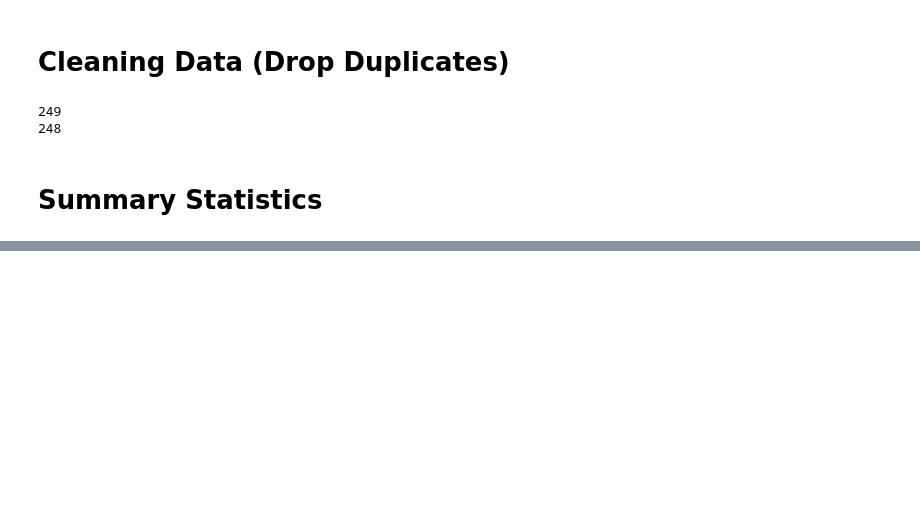
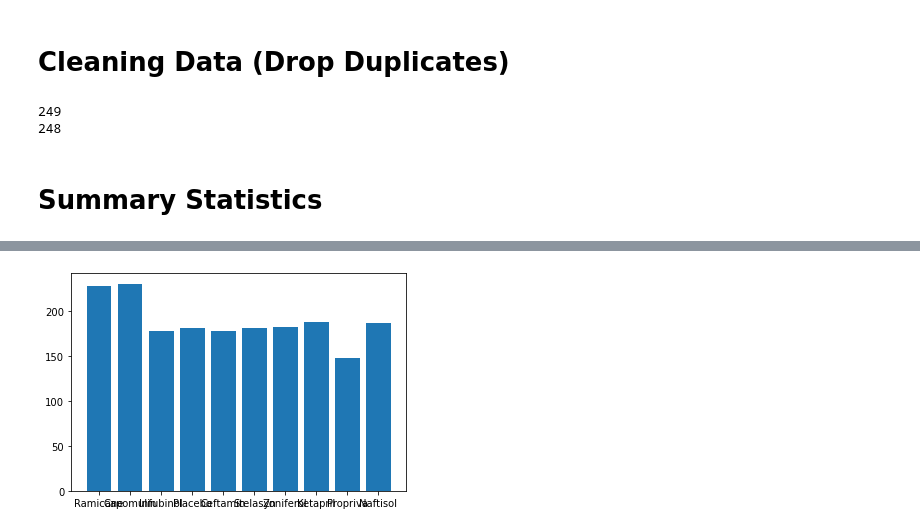
Before and after one commit to awesomepack/Pymaceuticals, a Jupyter notebook: Pymaceuticals.ipynb, the cells around one changed output, grey strips where cells are left out. Saved outputs shown, nothing was run; the diff lists cells and outputs as text; code cells hidden in the pictures; blank space fills up the shorter version.

```diff
--- a/Pymaceuticals.ipynb
+++ b/Pymaceuticals.ipynb
@@ -135,0 +140,7 @@ AttributeError: 'Rectangle' object has no property 'axis'
+# %%
+#generating the same bar chart using matplotlib
+plt.bar(timepoints_regimen , timepoints_by_regimen);
+
+#when you have time: return and make this chart purty!
+# %% [output]
+[figure, added]
```
Also changed, not shown: parts of 8 cells of this notebook.
